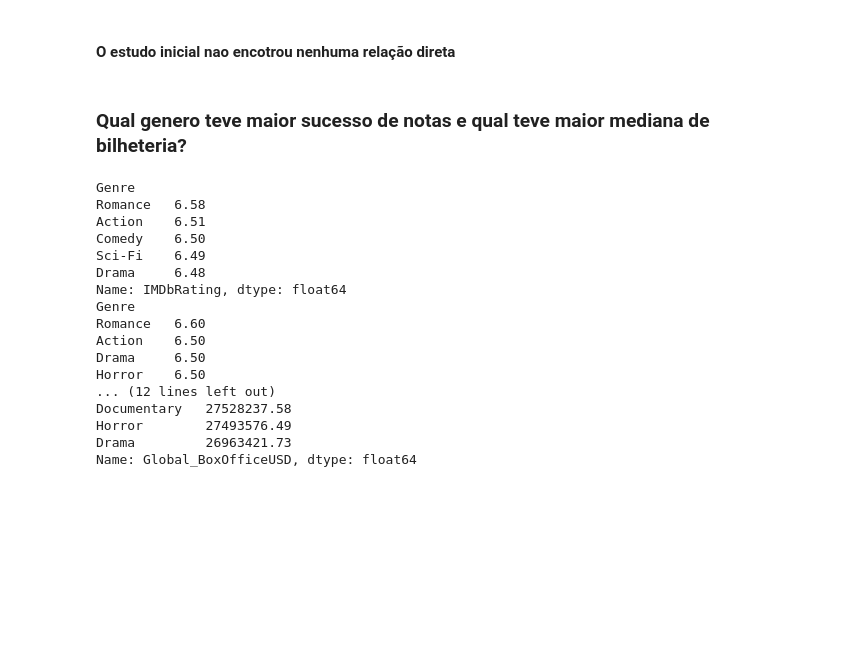
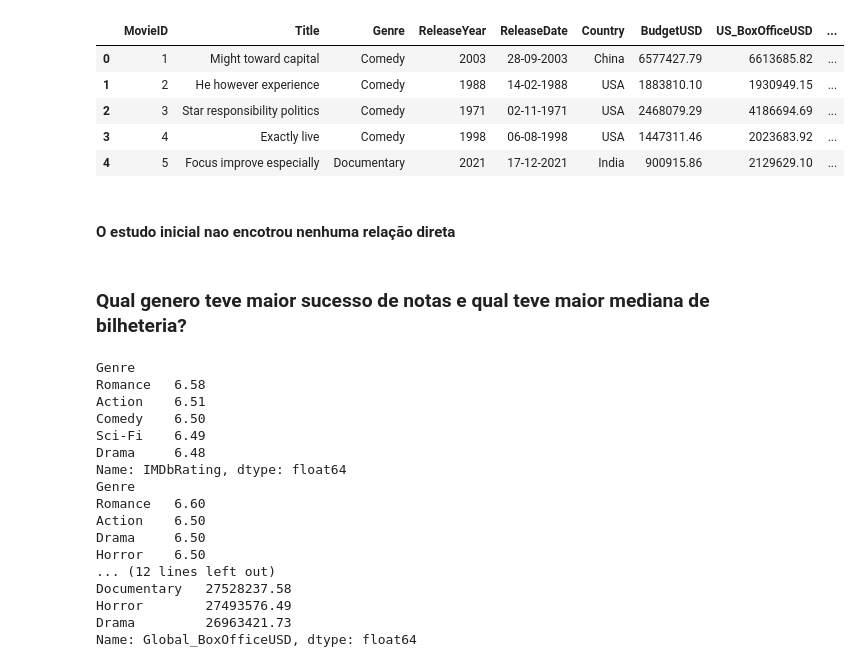
Before and after one commit to felipe-ccruz/Dashboard-Films, a Jupyter notebook: analise.ipynb, the cells around one changed output. Saved outputs shown, nothing was run; the diff lists cells and outputs as text; code cells hidden in the pictures; blank space fills up the shorter version.

```diff
--- a/analise.ipynb
+++ b/analise.ipynb
@@ -8,6 +8,14 @@ import numpy as np
 pd.options.display.float_format = '{:.2f}'.format
 # %%
 df = pd.read_csv('movies_dataset.csv')
+df.head()
+# %% [output]
+|  | MovieID | Title | Genre | ReleaseYear | ReleaseDate | Country | BudgetUSD | US_BoxOfficeUSD | ... |
+| 0 | 1 | Might toward capital | Comedy | 2003 | 28-09-2003 | China | 6577427.79 | 6613685.82 | ... |
+| 1 | 2 | He however experience | Comedy | 1988 | 14-02-1988 | USA | 1883810.10 | 1930949.15 | ... |
+| 2 | 3 | Star responsibility politics | Comedy | 1971 | 02-11-1971 | USA | 2468079.29 | 4186694.69 | ... |
+| 3 | 4 | Exactly live | Comedy | 1998 | 06-08-1998 | USA | 1447311.46 | 2023683.92 | ... |
+| 4 | 5 | Focus improve especially | Documentary | 2021 | 17-12-2021 | India | 900915.86 | 2129629.10 | ... |
 # %% [markdown]
 #### O estudo inicial nao encotrou nenhuma relação direta
 # %% [markdown]
```
Also changed, not shown: 9 other files.
